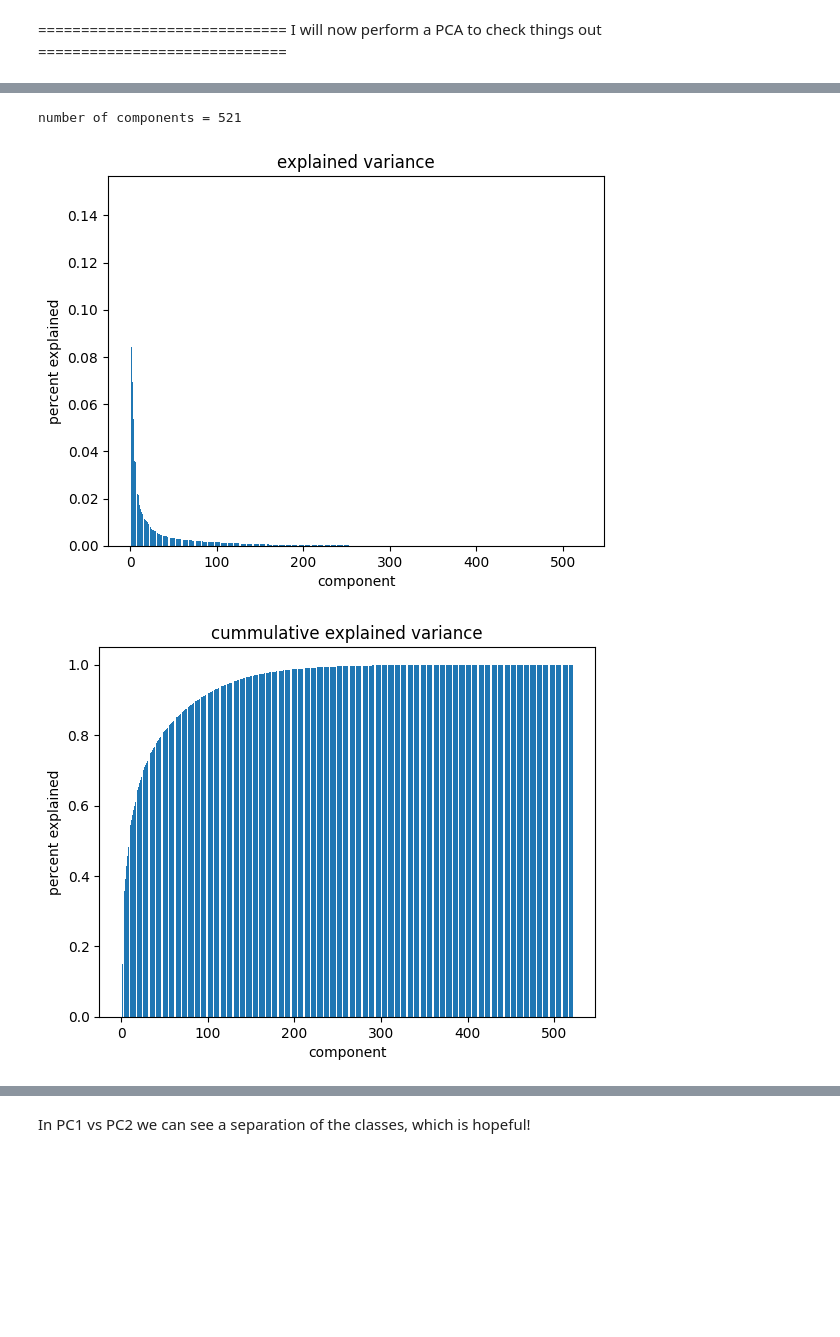
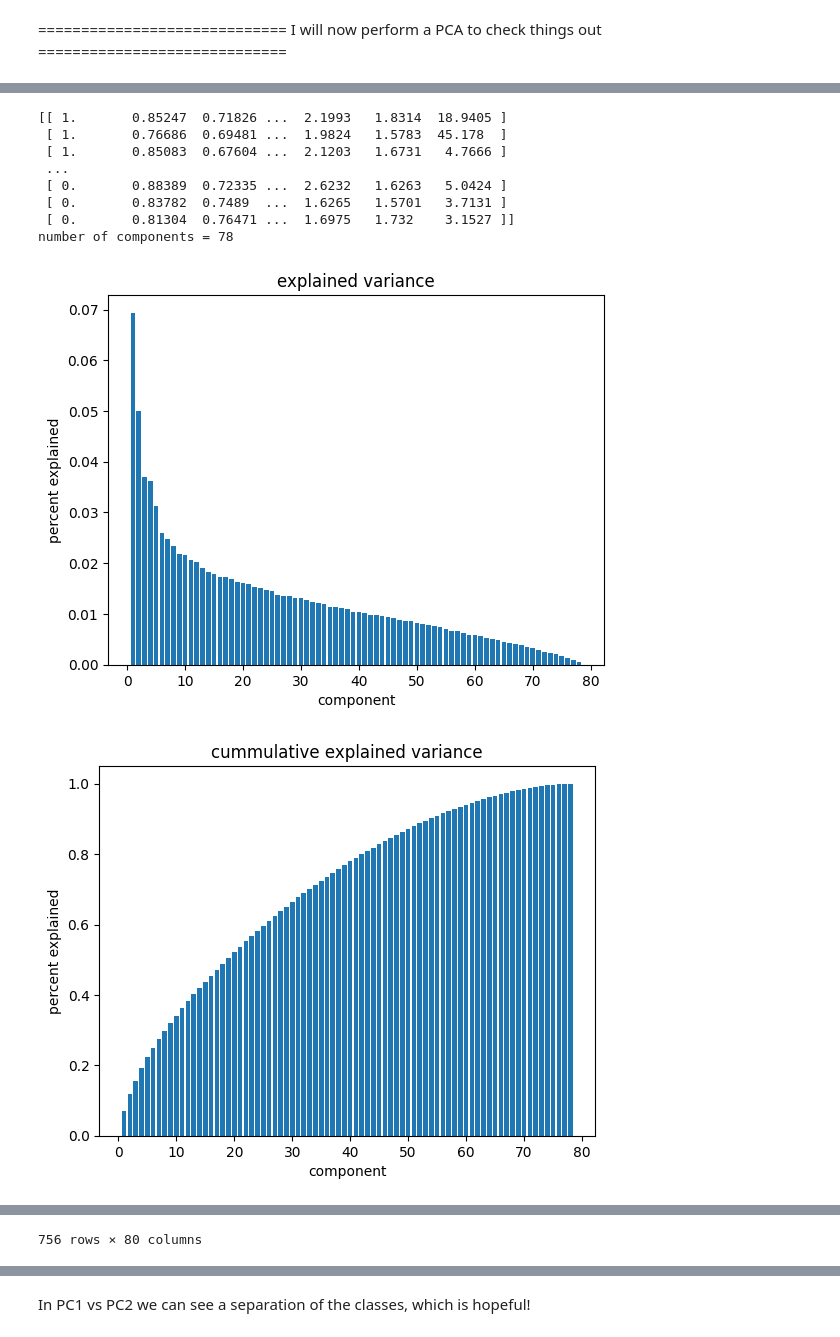
Before and after one commit to cgpayne/parkinsons_audetector, a Jupyter notebook: notebooks/initial_analysis.ipynb, the cells around one changed output, grey strips where cells are left out. Saved outputs shown, nothing was run; the diff lists cells and outputs as text; code cells hidden in the pictures; blank space fills up the shorter version.

Commit message:
fixed major issues with initial_analysis.ipynb (remove all zero cols, UMAP on not-PCA, etc)

```diff
--- a/notebooks/initial_analysis.ipynb
+++ b/notebooks/initial_analysis.ipynb
@@ -24,3 +25,15 @@ y = df['class']
 | 755 | 251 | 0 | 0.81304 | 0.76471 | 0.46374 | 340 | 339 | 0.005676 | ... |
 756 rows × 755 columns
 (756, 755)
+# %%
+# find all the columns which are full of zeros and remove them
+
+zero_tol = 1e-5
+zeros = (abs(df) <= zero_tol).all(axis=0)
+zero_cols = [ii for ii, bb in enumerate(zeros) if bb]
+print(f"\n---- there are {zero_cols} columns with all zeros ----\n")
+print(len(zero_cols))
+print(df.iloc[:, zero_cols[0]], '\n')
+
+df = df.drop(df.columns[zero_cols], axis=1)
+display(df)
@@ -32,11 +98,7 @@ features.remove('class')
 # find all the features which correlate to each other, and drop them
 # https://www.projectpro.io/recipes/drop-out-highly-correlated-features-in-python
 
-high_corr_thresh = 0.995
-
-df_features = df[features]
-pearson_all = df_features.corr(method='pearson')
-display(pearson_all)
+high_corr_thresh = 0.5
 
 # get the upper right triangle (not including diagonal)
 upper_tri = pearson_all.where(np.triu(np.ones(pearson_all.shape), k=1).astype(bool))
@@ -315,3 +363,7 @@ class RunPCA():
         self.plot_ev()
         self.plot_cev()
         self.plot_PCA()
+# %%
+X = df[remaining_features].values
+old_X = X.copy()
+print(X)
@@ -318,10 +378,32 @@ class RunPCA():
 # %%
-X = df[remaining_features].values
 rpca = RunPCA(X, y)
 rpca.run()
 
-X = rpca.X
+print(X)
+print((X == old_X).all())
+display(df)
+
+X_pca = rpca.X
+print(X_pca)
+
+
+# NOTE: from running below alone, I learnt that X cannot have all zero columns and highly correlated columns
+# X = np.random.rand(10, 6)
+# # X = np.concatenate([X, np.array([0,0,0,0,0,0,0,0,0,0]).reshape(-1, 1)], axis=1)
+# X = np.concatenate([X, 10*X[:, 2].reshape(-1, 1)], axis=1)
+# print(X)
+# H = X@np.linalg.pinv(X.T@X)@X.T
+# Hii = np.diag(H)
+# print(2*X.shape[1]/X.shape[0])
+# print(2*Hii.mean())
 # %% [output]
-number of components = 521
+[[ 1.       0.85247  0.71826 ...  2.1993   1.8314  18.9405 ]
+ [ 1.       0.76686  0.69481 ...  1.9824   1.5783  45.178  ]
+ [ 1.       0.85083  0.67604 ...  2.1203   1.6731   4.7666 ]
+ ...
+ [ 0.       0.88389  0.72335 ...  2.6232   1.6263   5.0424 ]
+ [ 0.       0.83782  0.7489  ...  1.6265   1.5701   3.7131 ]
+ [ 0.       0.81304  0.76471 ...  1.6975   1.732    3.1527 ]]
+number of components = 78
-[figure, old version]
+[figure, new version]
-[figure, old version]
+[figure, new version]
@@ -329,0 +432 @@ number of components = 521
+756 rows × 80 columns
```
Also changed, not shown: parts of 34 cells of this notebook.
